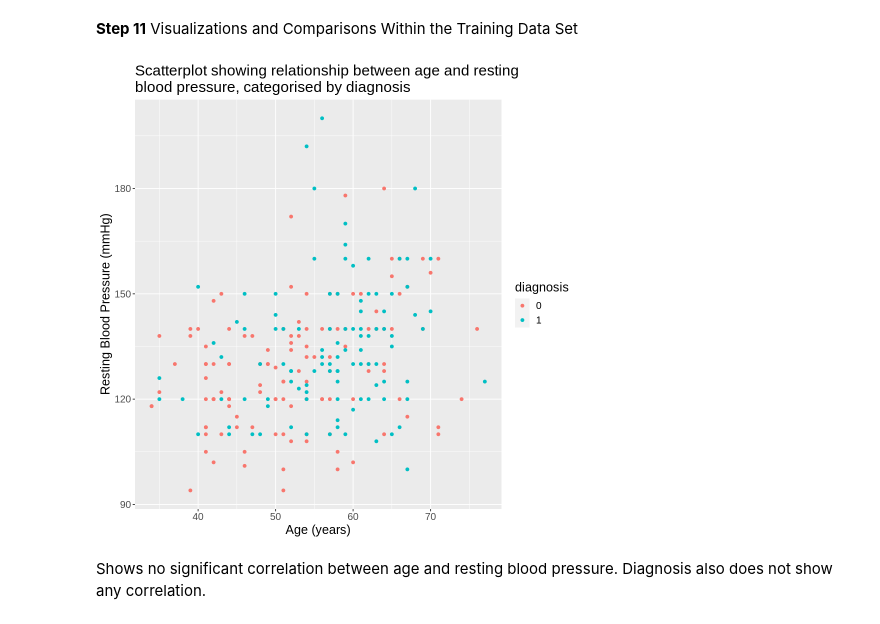
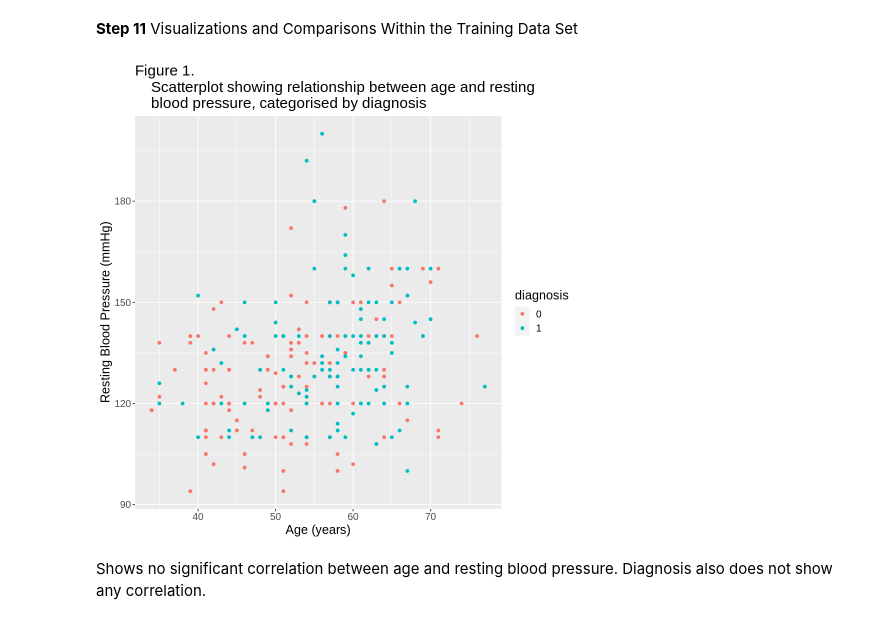
Before and after one commit to lovey155/Project-Proposal-Group-27, a Jupyter notebook: Polished Final Report.ipynb, the cells around one changed output. Cells and saved outputs as stored; diff of their text form; code cells hidden in the pictures.

```diff
--- a/Polished Final Report.ipynb
+++ b/Polished Final Report.ipynb
@@ -347,20 +327,21 @@ resting_blood_pressure: resting blood pressure is a discrete variable measured i
 # %%
 #Using only training data, visualize the data with at least one plot relevant to the analysis you plan to do
 
 #scattor plot showing elationship between age and resting blood pressure, categorised by diagnosis..
 options(repr.plot.width = 8, repr.plot.height = 8)
 age_resting_point <- heart_train |>
     ggplot(aes(x = age, y = resting_blood_pressure))+
     geom_point(aes(colour = diagnosis))+
     labs(x = "Age (years)", y = "Resting Blood Pressure (mmHg)")+
-    ggtitle("Scatterplot showing relationship between age and resting
-blood pressure, categorised by diagnosis")+
+    ggtitle("Figure 1.
+    Scatterplot showing relationship between age and resting
+    blood pressure, categorised by diagnosis")+
     theme(text = element_text(size = 15))
 age_resting_point
 
 #0 = negative diagnosis. 1 = positive diagnosis.
 # %% [output]
-[figure, old version]
+[figure, new version]
 # %% [markdown]
 Shows no significant correlation between age and resting blood pressure. Diagnosis also does not show any correlation.
 # %%
```
Also changed, not shown: parts of 16 cells of this notebook.
